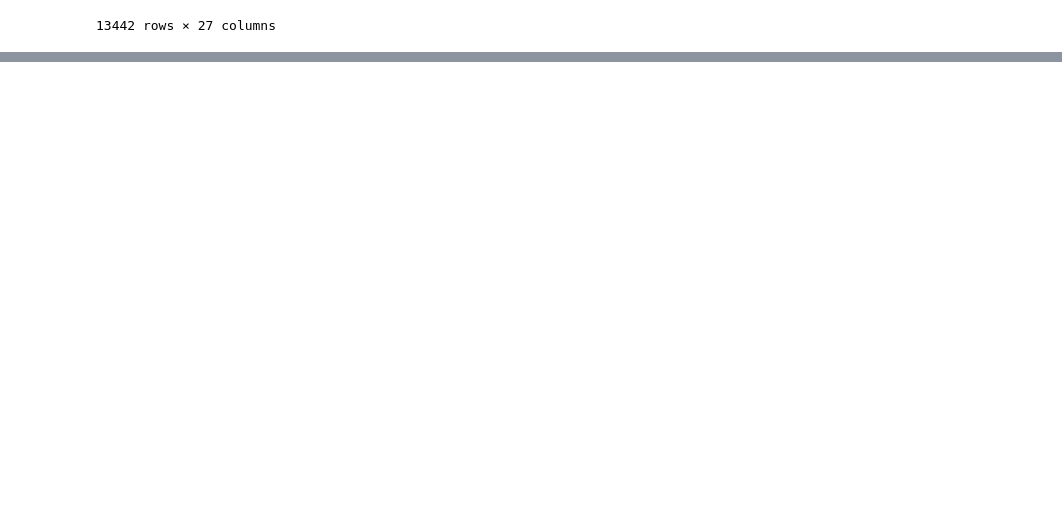
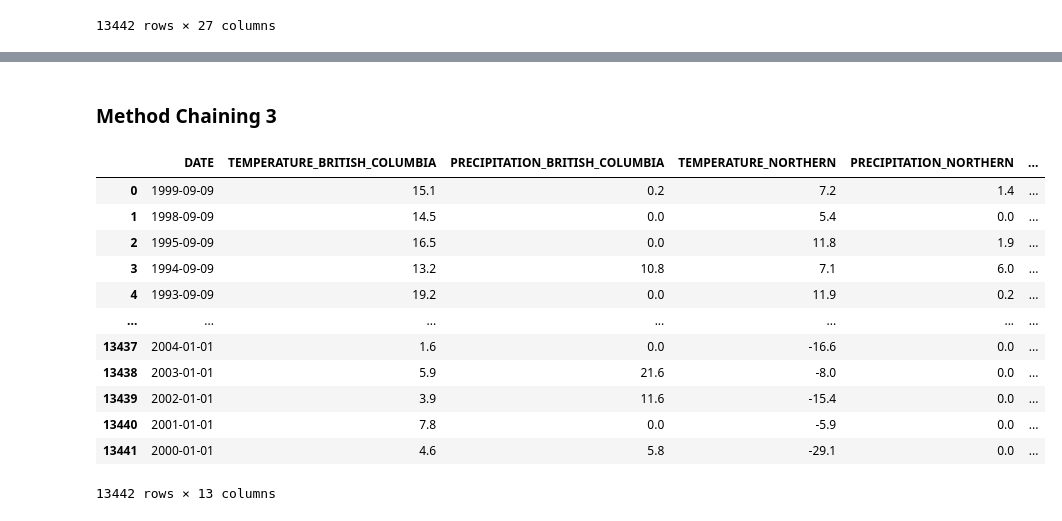
Before and after one commit to data301-2020-winter2/course-project-group_1012, a Jupyter notebook: Analysis/Nadine/milestone2.ipynb, the cells around one changed output, grey strips where cells are left out. Drawn from its saved outputs; the diff is of its cells as text; code cells hidden in the pictures; blank space fills up the shorter version.

```diff
--- a/Analysis/Nadine/milestone2.ipynb
+++ b/Analysis/Nadine/milestone2.ipynb
@@ -98,3 +71,0 @@ def graphed_temperature_data(df):
-# %%
-df = load_and_process('Canadian_climate_history (1970-2020).csv')
-graphed_temperature_data(df)
@@ -135,0 +89,21 @@ summarized_data(dfupdate)
+# %% [markdown]
+### Method Chaining 3
+# %%
+df = df.assign(Date_Only = lambda x : x.DATE)
+df["Date_Only"] = pd.to_datetime(df["Date_Only"], utc = True).dt.date
+df['DATE'] = df['Date_Only']
+df = df.drop(columns = ['Date_Only'])
+# %% [output]
+|  | DATE | TEMPERATURE_BRITISH_COLUMBIA | PRECIPITATION_BRITISH_COLUMBIA | TEMPERATURE_NORTHERN | PRECIPITATION_NORTHERN | ... |
+| 0 | 1999-09-09 | 15.1 | 0.2 | 7.2 | 1.4 | ... |
+| 1 | 1998-09-09 | 14.5 | 0.0 | 5.4 | 0.0 | ... |
+| 2 | 1995-09-09 | 16.5 | 0.0 | 11.8 | 1.9 | ... |
+| 3 | 1994-09-09 | 13.2 | 10.8 | 7.1 | 6.0 | ... |
+| 4 | 1993-09-09 | 19.2 | 0.0 | 11.9 | 0.2 | ... |
+| ... | ... | ... | ... | ... | ... | ... |
+| 13437 | 2004-01-01 | 1.6 | 0.0 | -16.6 | 0.0 | ... |
+| 13438 | 2003-01-01 | 5.9 | 21.6 | -8.0 | 0.0 | ... |
+| 13439 | 2002-01-01 | 3.9 | 11.6 | -15.4 | 0.0 | ... |
+| 13440 | 2001-01-01 | 7.8 | 0.0 | -5.9 | 0.0 | ... |
+| 13441 | 2000-01-01 | 4.6 | 5.8 | -29.1 | 0.0 | ... |
+13442 rows × 13 columns
```
Also changed, not shown: parts of 10 cells of this notebook.
